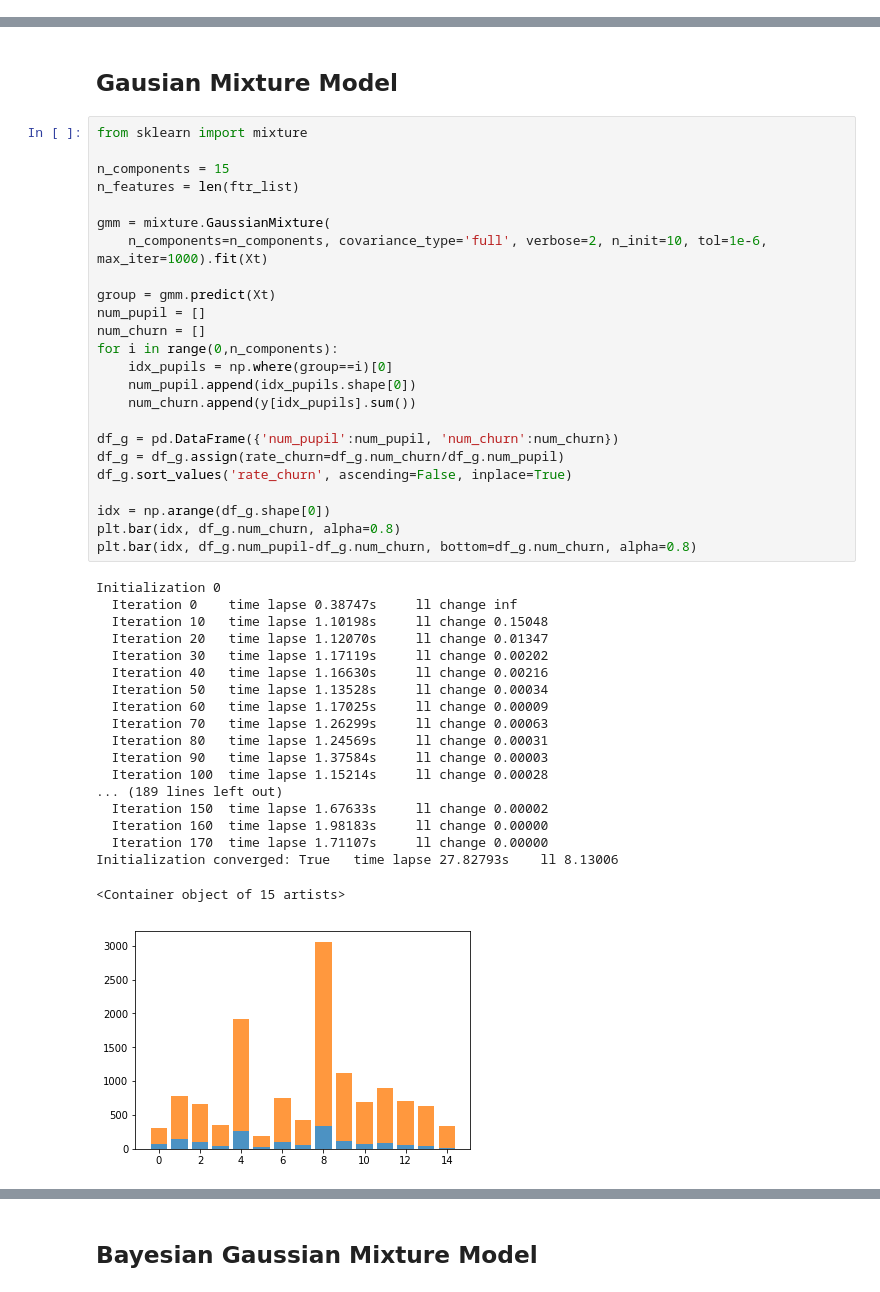
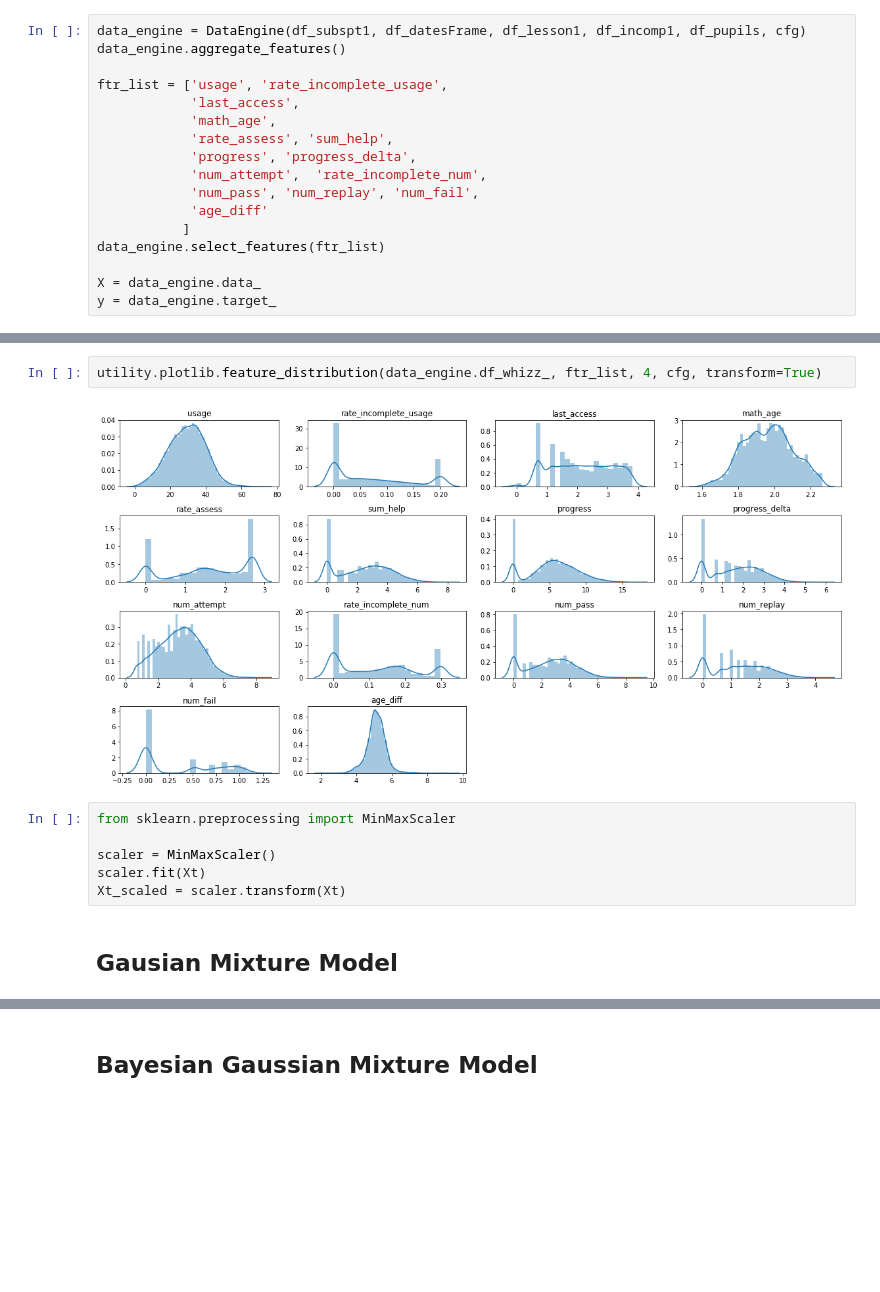
Before and after one commit to vicaws/Whizz, a Jupyter notebook: Code/Churn/Churn/NB_MixtureModel.ipynb, the cells around one changed output, grey strips where cells are left out. Drawn from its saved outputs; the diff is of its cells as text; blank space fills up the shorter version.

Commit message:
add new class DataEngine.

```diff
--- a/Code/Churn/Churn/NB_MixtureModel.ipynb
+++ b/Code/Churn/Churn/NB_MixtureModel.ipynb
@@ -96,0 +58,17 @@ warnings.filterwarnings('default')
+# %%
+data_engine = DataEngine(df_subspt1, df_datesFrame, df_lesson1, df_incomp1, df_pupils, cfg)
+data_engine.aggregate_features()
+
+ftr_list = ['usage', 'rate_incomplete_usage',
+            'last_access',
+            'math_age',
+            'rate_assess', 'sum_help',
+            'progress', 'progress_delta',
+            'num_attempt',  'rate_incomplete_num',
+            'num_pass', 'num_replay', 'num_fail',
+            'age_diff'
+           ]
+data_engine.select_features(ftr_list)
+
+X = data_engine.data_
+y = data_engine.target_
@@ -160,46 +127,12 @@ y = df_whizz1.churn.values
+# %%
+utility.plotlib.feature_distribution(data_engine.df_whizz_, ftr_list, 4, cfg, transform=True)
+# %% [output]
+[figure, added]
+# %%
+from sklearn.preprocessing import MinMaxScaler
+
+scaler = MinMaxScaler()
+scaler.fit(Xt)
+Xt_scaled = scaler.transform(Xt)
 # %% [markdown]
 ## Gausian Mixture Model
-# %%
-from sklearn import mixture
-
-n_components = 15
-n_features = len(ftr_list)
-
-gmm = mixture.GaussianMixture(
-    n_components=n_components, covariance_type='full', verbose=2, n_init=10, tol=1e-6, max_iter=1000).fit(Xt)
-
-group = gmm.predict(Xt)
-num_pupil = []
-num_churn = []
-for i in range(0,n_components):
-    idx_pupils = np.where(group==i)[0]
-    num_pupil.append(idx_pupils.shape[0])
-    num_churn.append(y[idx_pupils].sum())
-
-df_g = pd.DataFrame({'num_pupil':num_pupil, 'num_churn':num_churn})
-df_g = df_g.assign(rate_churn=df_g.num_churn/df_g.num_pupil)
-df_g.sort_values('rate_churn', ascending=False, inplace=True)
-
-idx = np.arange(df_g.shape[0])
-plt.bar(idx, df_g.num_churn, alpha=0.8)
-plt.bar(idx, df_g.num_pupil-df_g.num_churn, bottom=df_g.num_churn, alpha=0.8)
-# %% [output]
-Initialization 0
-  Iteration 0    time lapse 0.38747s     ll change inf
-  Iteration 10   time lapse 1.10198s     ll change 0.15048
-  Iteration 20   time lapse 1.12070s     ll change 0.01347
-  Iteration 30   time lapse 1.17119s     ll change 0.00202
-  Iteration 40   time lapse 1.16630s     ll change 0.00216
-  Iteration 50   time lapse 1.13528s     ll change 0.00034
-  Iteration 60   time lapse 1.17025s     ll change 0.00009
-  Iteration 70   time lapse 1.26299s     ll change 0.00063
-  Iteration 80   time lapse 1.24569s     ll change 0.00031
-  Iteration 90   time lapse 1.37584s     ll change 0.00003
-  Iteration 100  time lapse 1.15214s     ll change 0.00028
-... (189 lines left out)
-  Iteration 150  time lapse 1.67633s     ll change 0.00002
-  Iteration 160  time lapse 1.98183s     ll change 0.00000
-  Iteration 170  time lapse 1.71107s     ll change 0.00000
-Initialization converged: True   time lapse 27.82793s    ll 8.13006
-<Container object of 15 artists>
-[figure, removed]
```
Also changed, not shown: parts of 20 cells of this notebook, 10 other files.
